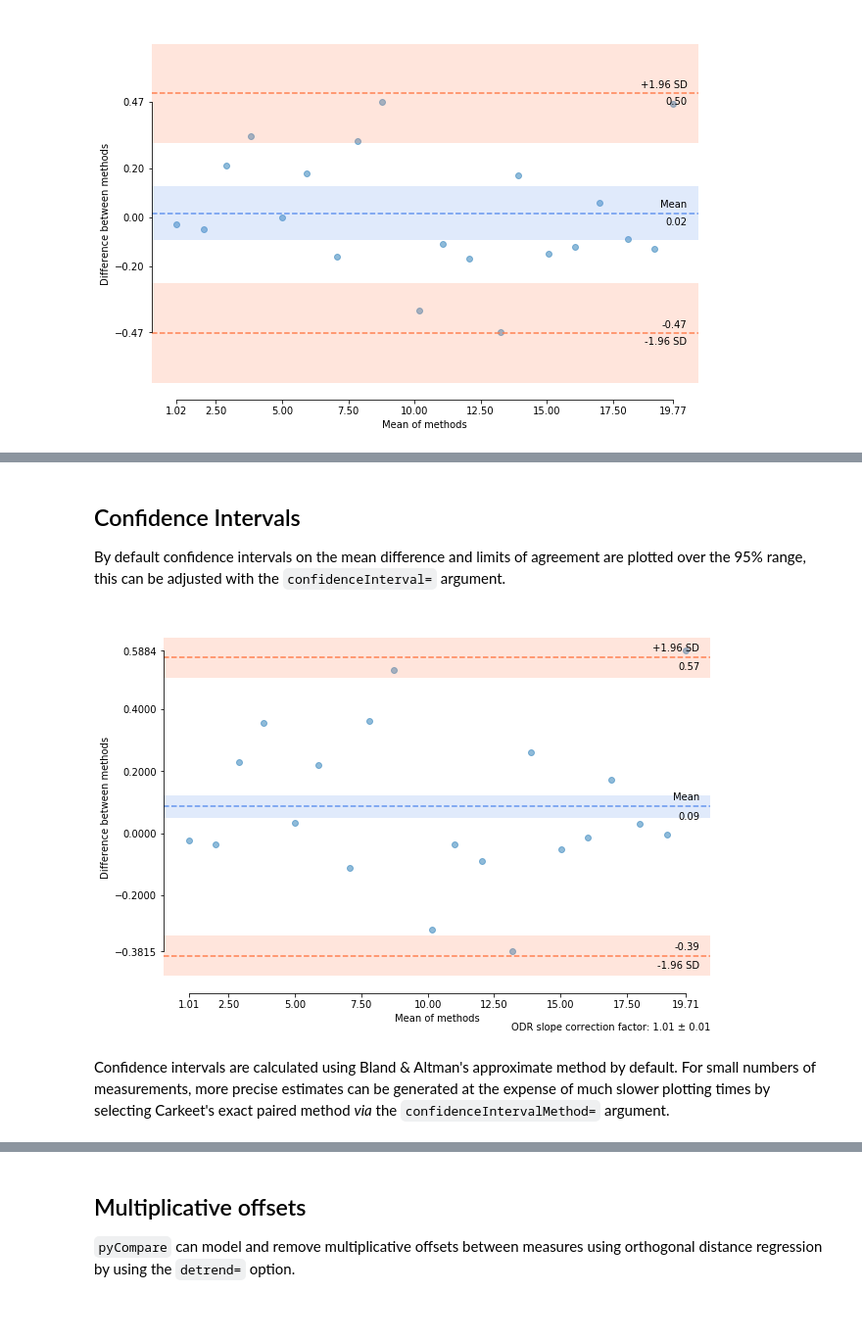
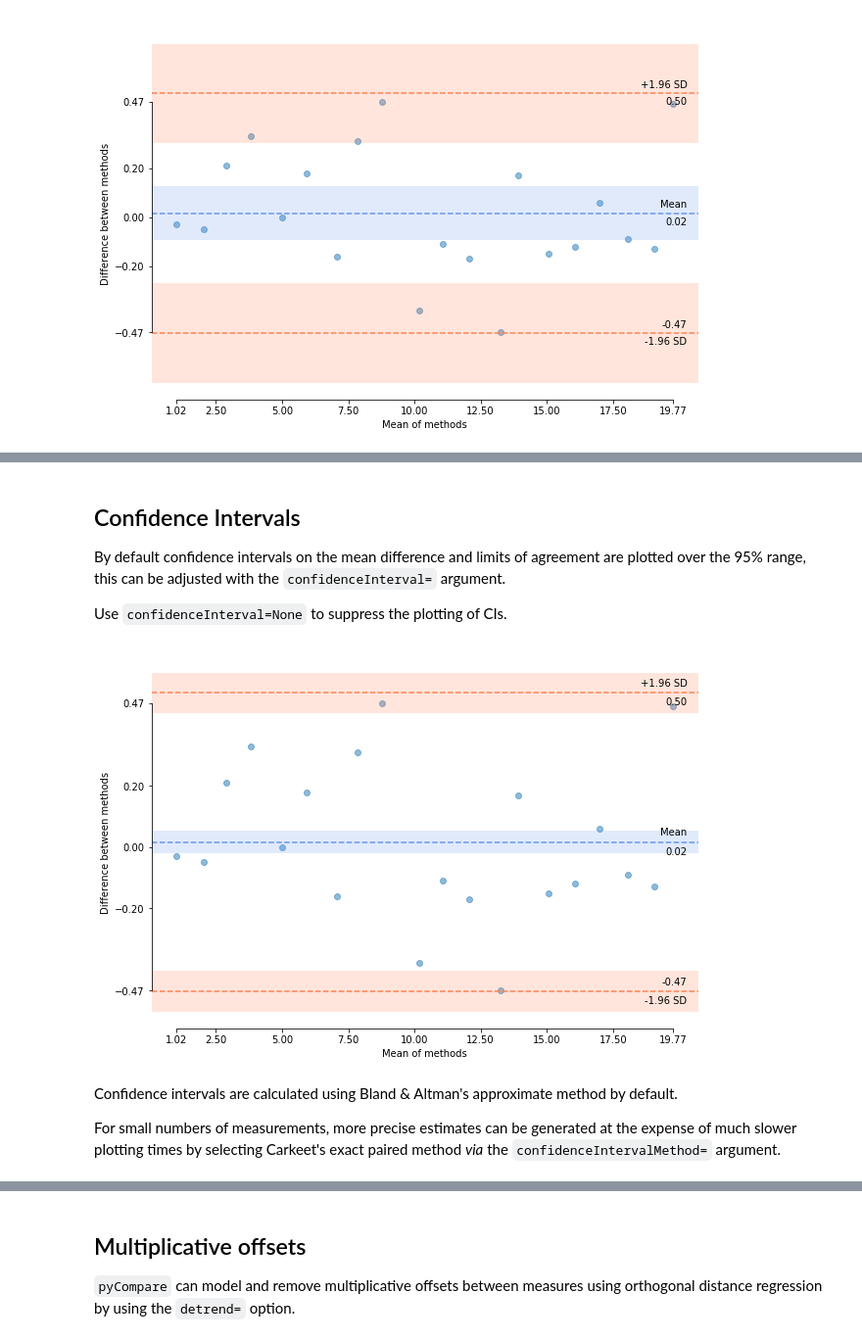
Before and after one commit to jaketmp/pyCompare, a Jupyter notebook: pyCompare-Demo.ipynb, the cells around one changed output, grey strips where cells are left out. Shown at 98% size. Drawn from its saved outputs; the diff is of its cells as text; code cells hidden in the pictures; blank space fills up the shorter version.

```diff
--- a/pyCompare-Demo.ipynb
+++ b/pyCompare-Demo.ipynb
@@ -16,12 +24,16 @@ pyCompare.blandAltman(method1, method2)
 ## Confidence Intervals
 
 By default confidence intervals on the mean difference and limits of agreement are plotted over the 95% range, this can be adjusted with the `confidenceInterval=` argument.
+
+Use `confidenceInterval=None` to suppress the plotting of CIs.
 # %%
-pyCompare.blandAltman(method1, method2, detrend='ODR', confidenceInterval=50)
+pyCompare.blandAltman(method1, method2, confidenceInterval=50)
 # %% [output]
-[figure, old version]
+[figure, new version]
 # %% [markdown]
-Confidence intervals are calculated using Bland & Altman's approximate method by default. For small numbers of measurements, more precise estimates can be generated at the expense of much slower plotting times by selecting Carkeet's exact paired method *via* the `confidenceIntervalMethod=` argument.
+Confidence intervals are calculated using Bland & Altman's approximate method by default.
+
+For small numbers of measurements, more precise estimates can be generated at the expense of much slower plotting times by selecting Carkeet's exact paired method *via* the `confidenceIntervalMethod=` argument.
 # %%
 ## By default don't run this in Binder as it is so expensive
 
```
Also changed, not shown: parts of 3 cells of this notebook.
